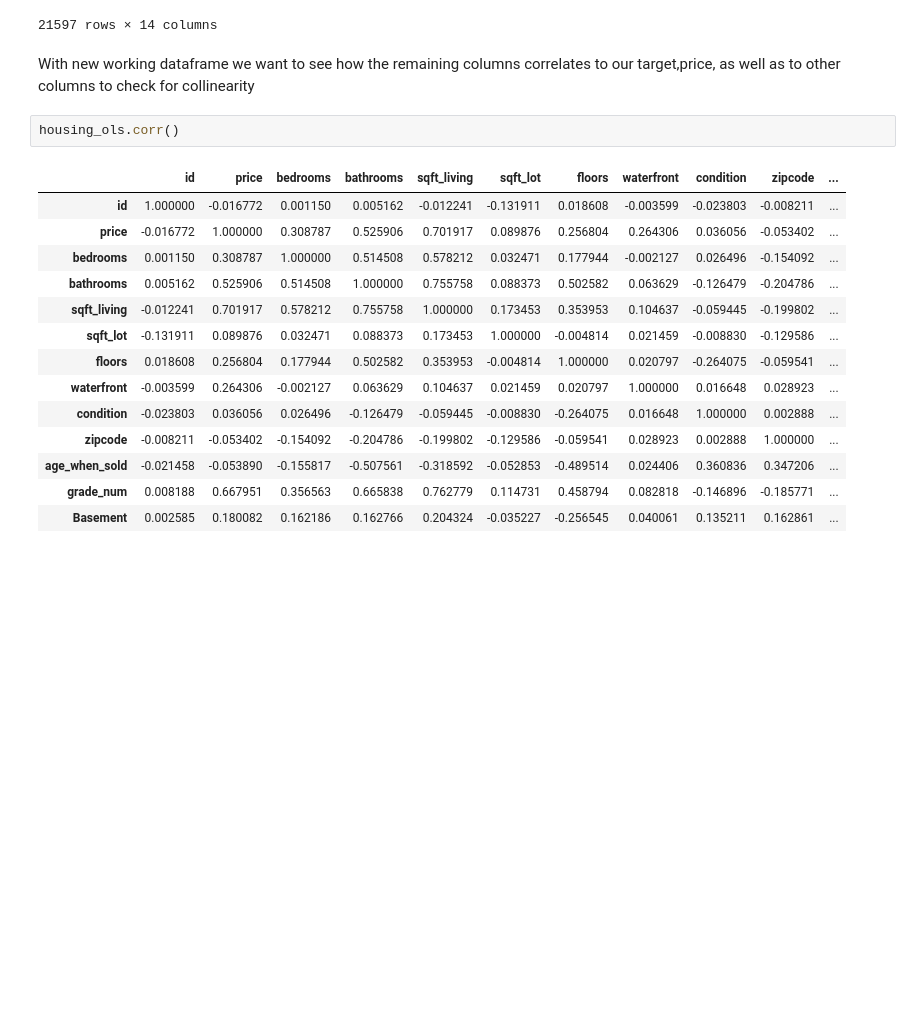
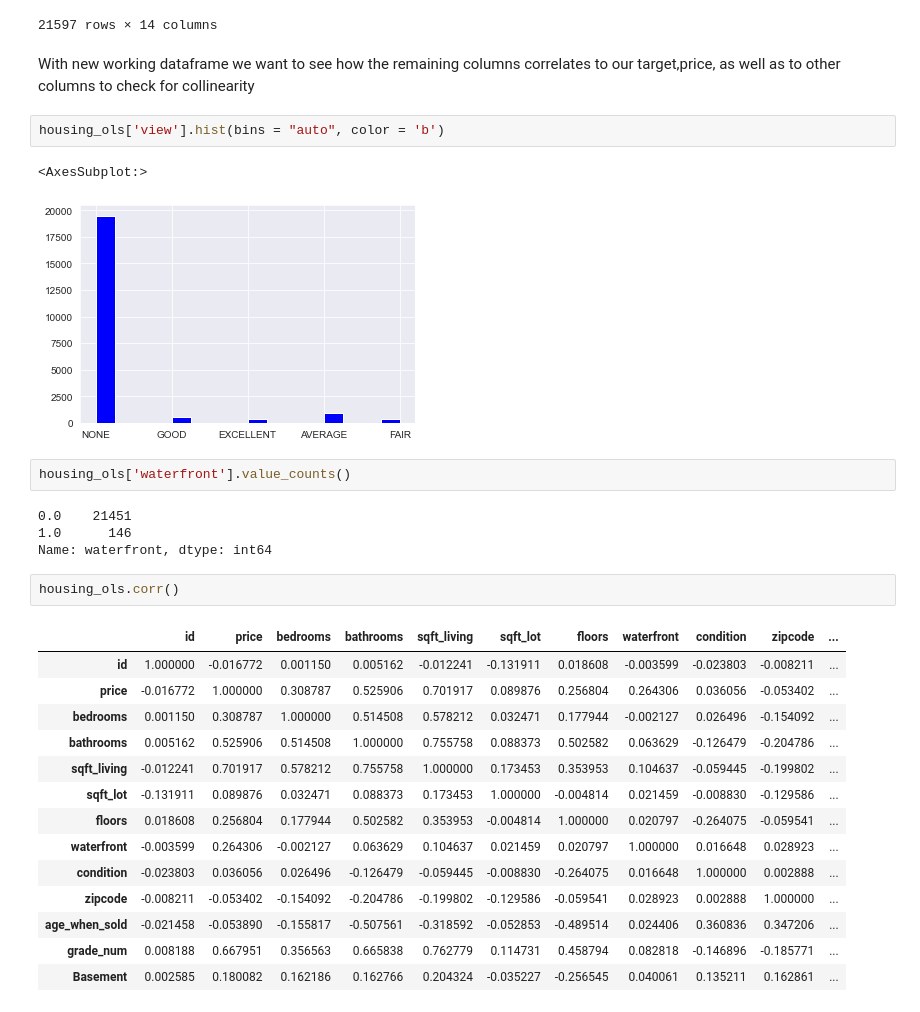
Before and after one commit to kangjw1208/King-Country-Real-Estate, a Jupyter notebook: Final-Copy-DB-vis.ipynb, the cells around one changed output. Saved outputs shown, nothing was run; the diff lists cells and outputs as text; blank space fills up the shorter version.

```diff
--- a/Final-Copy-DB-vis.ipynb
+++ b/Final-Copy-DB-vis.ipynb
@@ -160,6 +161,17 @@ housing_ols
 21597 rows × 14 columns
 # %% [markdown]
 With new working dataframe we want to see how the remaining columns correlates to our target,price, as well as to other columns to check for collinearity
+# %%
+housing_ols['view'].hist(bins = "auto", color = 'b')
+# %% [output]
+<AxesSubplot:>
+[figure, added]
+# %%
+housing_ols['waterfront'].value_counts()
+# %% [output]
+0.0    21451
+1.0      146
+Name: waterfront, dtype: int64
 # %%
 housing_ols.corr()
 # %% [output]
```
Also changed, not shown: parts of 8 cells of this notebook.
